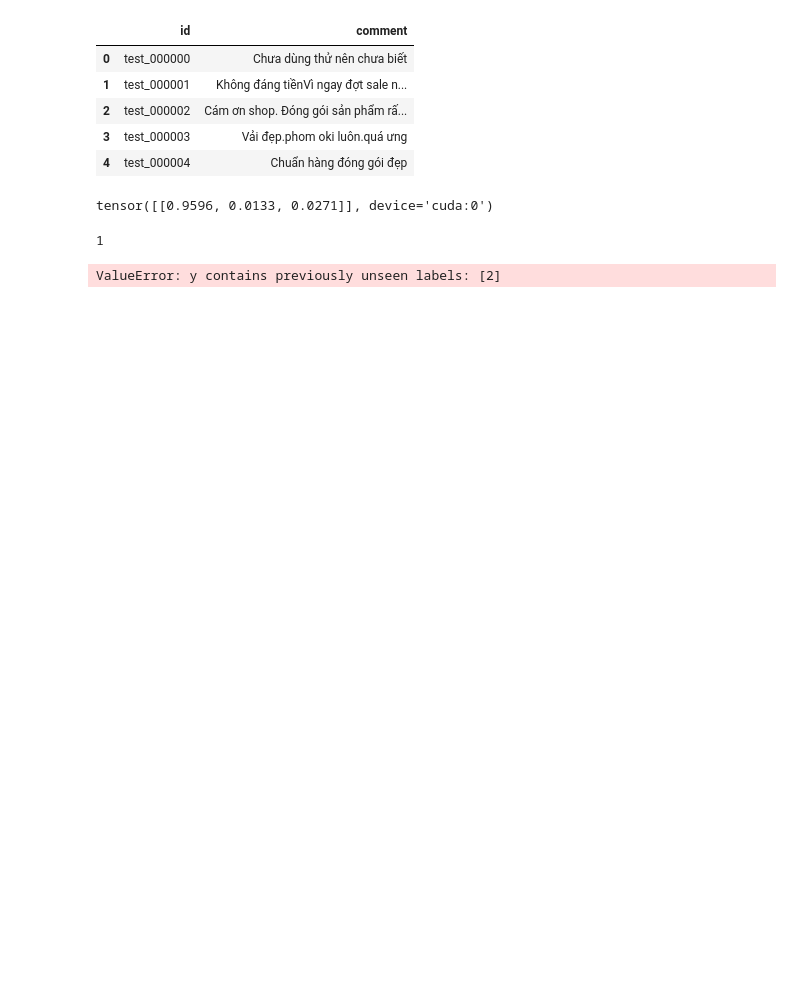
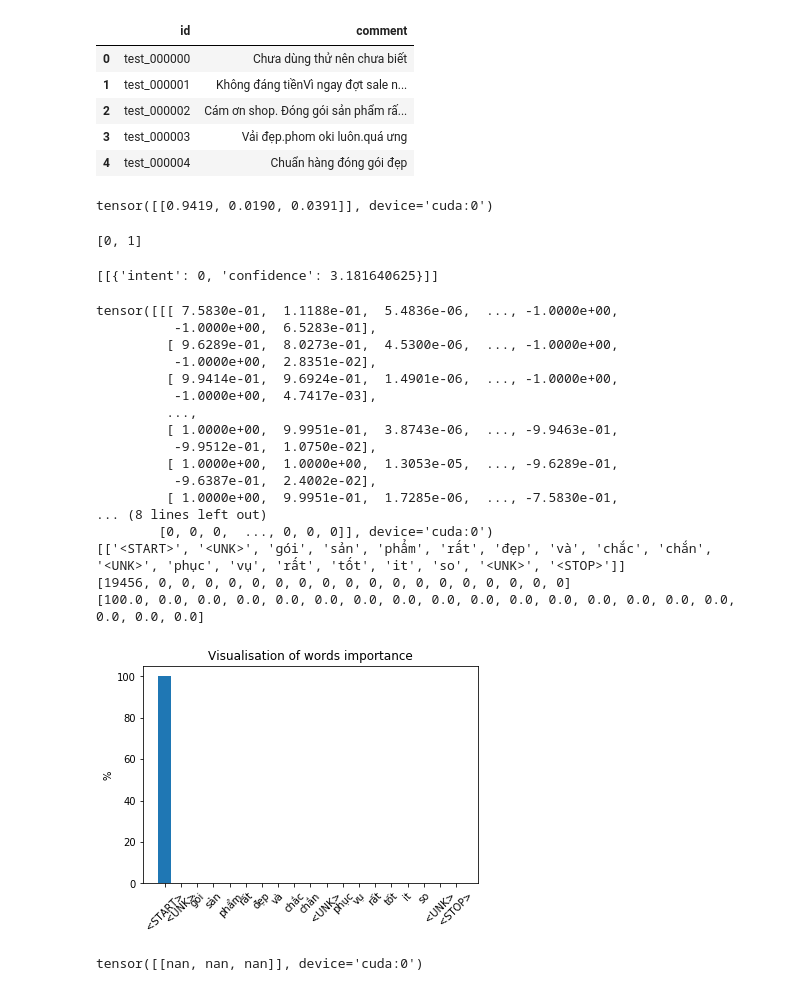
Before and after one commit to luungoc2005/nlp-test, a Jupyter notebook: LM Classifier Finetuning Test.ipynb, the cells around one changed output. Saved outputs shown, nothing was run; the diff lists cells and outputs as text; code cells hidden in the pictures; blank space fills up the shorter version.

Commit message:
test en cloze

```diff
--- a/LM Classifier Finetuning Test.ipynb
+++ b/LM Classifier Finetuning Test.ipynb
@@ -92,9 +93,7 @@ BertForMaskedLM(
 from text_classification.with_pretrained.model import LMClassifierWrapper
 from text_classification.with_pretrained.train import LMClassifierLearner
 # %%
-classifier = LMClassifierWrapper({
-    'encoder': model
-})
+classifier = LMClassifierWrapper(encoder=model)
 classifier_learner = LMClassifierLearner(
     classifier,
     optimizer_fn='adam'
@@ -136,7 +128,7 @@ import torch
 test_item = [test_data['comment'][5]]
 torch.softmax(classifier(test_item, return_logits=True)[0], dim=1)
 # %% [output]
-tensor([[0.9596, 0.0133, 0.0271]], device='cuda:0')
+tensor([[0.9419, 0.0190, 0.0391]], device='cuda:0')
 # %%
 classifier.save('bert_vi_sentiment.bin')
 # %%
@@ -144,35 +136,58 @@ raw_model = classifier.model
 # %%
 classifier.label_encoder.classes_.tolist()
 # %% [output]
-1
+[0, 1]
 # %%
 classifier(test_item)
 # %% [output]
-ValueError: y contains previously unseen labels: [2]
+[[{'intent': 0, 'confidence': 3.181640625}]]
 # %%
-_, seq_tokens = raw_model.encoder(test_item)
+from common.torch_utils import to_gpu
+
+_, seq_tokens = raw_model.encoder(
+    to_gpu(classifier.featurizer.transform(test_item))
+)
 sequence_output = raw_model.rnn(seq_tokens)[0]
 print(sequence_output)
 
 output, idxs = torch.max(sequence_output, 0)
 print(idxs)
 idxs = idxs.data.cpu().numpy()
 
-sent = raw_model.encoder.featurizer.transform(test_item)
-raw_sent = raw_model.encoder.featurizer.inverse_transform(sent)
+sent = classifier.featurizer.transform(test_item)
+raw_sent = classifier.featurizer.inverse_transform(sent)
 print(raw_sent)
 
 import matplotlib.pyplot as plt
 
 argmaxs = [np.sum((idxs == k)) for k in range(len(sent[0]))]
 # argmaxs[0] = 1e-8
 print(argmaxs)
 x = range(len(sent[0]))
 y = [100.0 * n / np.sum(argmaxs) for n in argmaxs]
 print(y)
 
 plt.xticks(x, raw_sent[0], rotation=45)
 plt.bar(x, y)
 plt.ylabel('%')
 plt.title('Visualisation of words importance')
 plt.show()
+# %% [output]
+tensor([[[ 7.5830e-01,  1.1188e-01,  5.4836e-06,  ..., -1.0000e+00,
+          -1.0000e+00,  6.5283e-01],
+         [ 9.6289e-01,  8.0273e-01,  4.5300e-06,  ..., -1.0000e+00,
+          -1.0000e+00,  2.8351e-02],
+         [ 9.9414e-01,  9.6924e-01,  1.4901e-06,  ..., -1.0000e+00,
+          -1.0000e+00,  4.7417e-03],
+         ...,
+         [ 1.0000e+00,  9.9951e-01,  3.8743e-06,  ..., -9.9463e-01,
+          -9.9512e-01,  1.0750e-02],
+         [ 1.0000e+00,  1.0000e+00,  1.3053e-05,  ..., -9.6289e-01,
+          -9.6387e-01,  2.4002e-02],
+         [ 1.0000e+00,  9.9951e-01,  1.7285e-06,  ..., -7.5830e-01,
+... (8 lines left out)
+        [0, 0, 0,  ..., 0, 0, 0]], device='cuda:0')
+[['<START>', '<UNK>', 'gói', 'sản', 'phẩm', 'rất', 'đẹp', 'và', 'chắc', 'chắn', '<UNK>', 'phục', 'vụ', 'rất', 'tốt', 'it', 'so', '<UNK>', '<STOP>']]
+[19456, 0, 0, 0, 0, 0, 0, 0, 0, 0, 0, 0, 0, 0, 0, 0, 0, 0, 0]
+[100.0, 0.0, 0.0, 0.0, 0.0, 0.0, 0.0, 0.0, 0.0, 0.0, 0.0, 0.0, 0.0, 0.0, 0.0, 0.0, 0.0, 0.0, 0.0]
+[figure, added]
@@ -179,5 +196,7 @@ plt.show()
 # %%
 loaded_model = LMClassifierWrapper(from_fp='bert_vi_sentiment.bin')
-loaded_model.init_model(update_configs={'encoder': model})
+loaded_model.init_model()
 
-print(loaded_model(test_item, return_logits=True)[0])
+print(torch.softmax(loaded_model(test_item, return_logits=True)[0], dim=1))
+# %% [output]
+tensor([[nan, nan, nan]], device='cuda:0')
```
Also changed, not shown: parts of 6 cells of this notebook, 7 other files.
